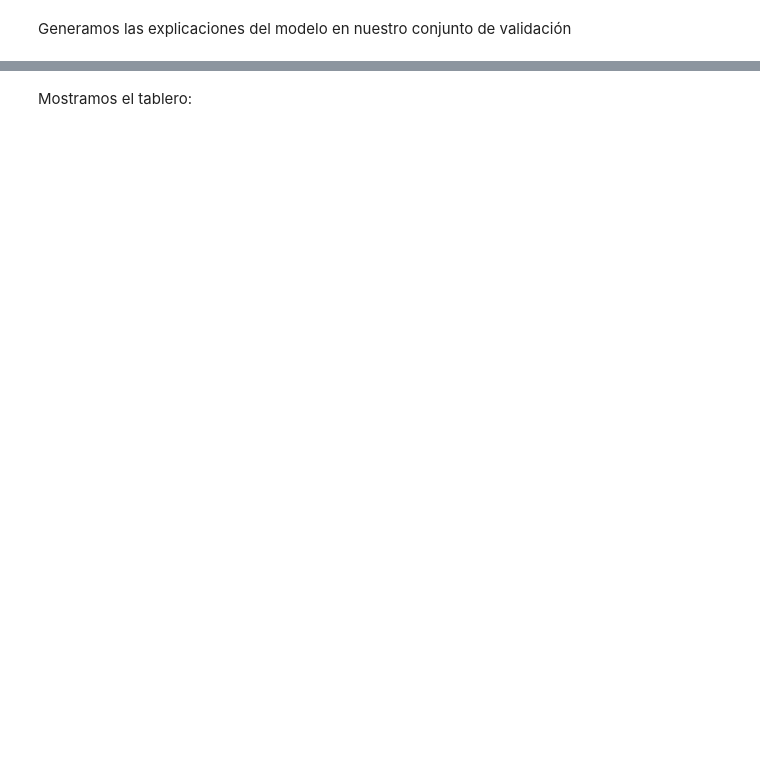
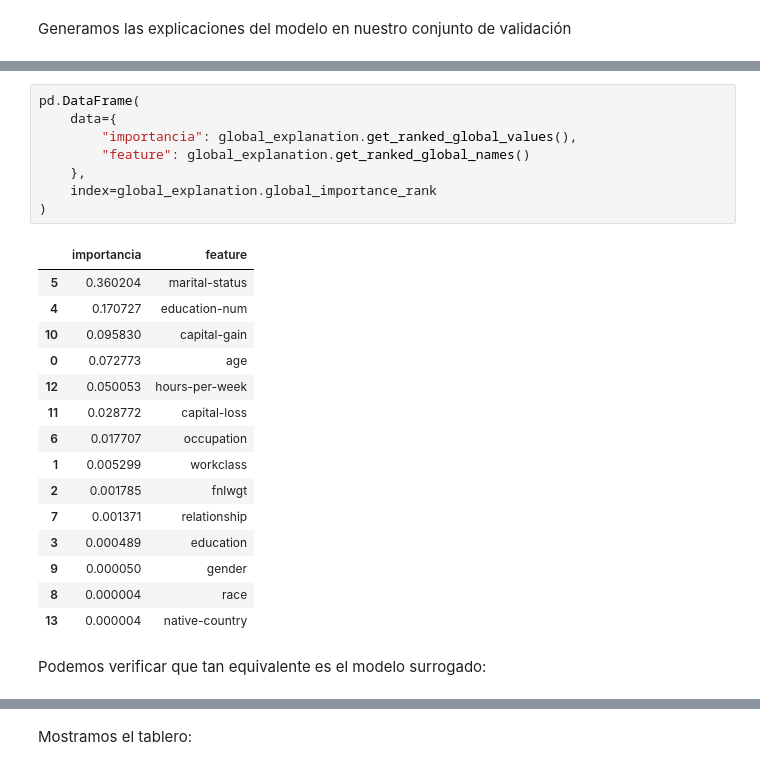
Before and after one commit to santiagxf/E72102, a Jupyter notebook: docs/develop/modeling/selection/code/error_analysis.ipynb, the cells around one changed output, grey strips where cells are left out. Saved outputs shown, nothing was run; the diff lists cells and outputs as text; blank space fills up the shorter version.

```diff
--- a/docs/develop/modeling/selection/code/error_analysis.ipynb
+++ b/docs/develop/modeling/selection/code/error_analysis.ipynb
@@ -234,0 +246,26 @@ global_explanation = explainer.explain_global(X_test)
+# %%
+pd.DataFrame(
+    data={
+        "importancia": global_explanation.get_ranked_global_values(),
+        "feature": global_explanation.get_ranked_global_names()
+    },
+    index=global_explanation.global_importance_rank
+)
+# %% [output]
+|  | importancia | feature |
+| 5 | 0.360204 | marital-status |
+| 4 | 0.170727 | education-num |
+| 10 | 0.095830 | capital-gain |
+| 0 | 0.072773 | age |
+| 12 | 0.050053 | hours-per-week |
+| 11 | 0.028772 | capital-loss |
+| 6 | 0.017707 | occupation |
+| 1 | 0.005299 | workclass |
+| 2 | 0.001785 | fnlwgt |
+| 7 | 0.001371 | relationship |
+| 3 | 0.000489 | education |
+| 9 | 0.000050 | gender |
+| 8 | 0.000004 | race |
+| 13 | 0.000004 | native-country |
+# %% [markdown]
+Podemos verificar que tan equivalente es el modelo surrogado:
```
Also changed, not shown: parts of 5 cells of this notebook.
